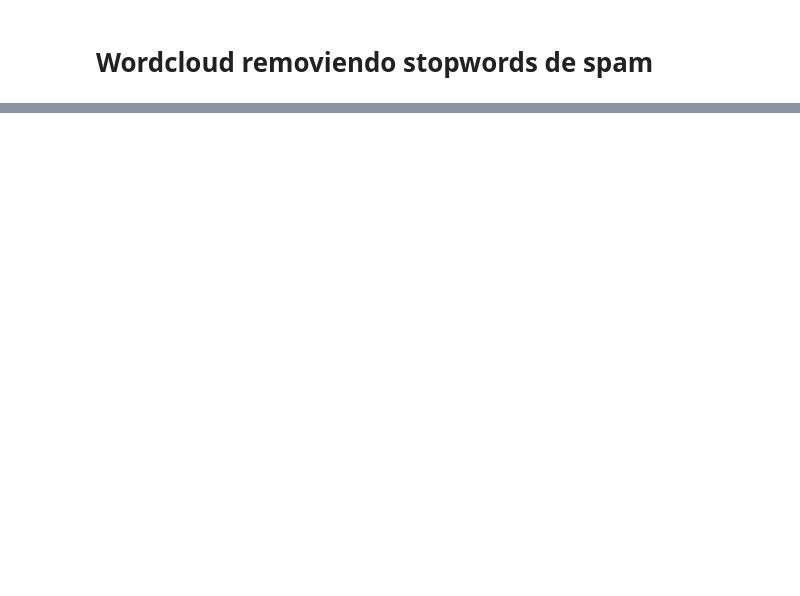
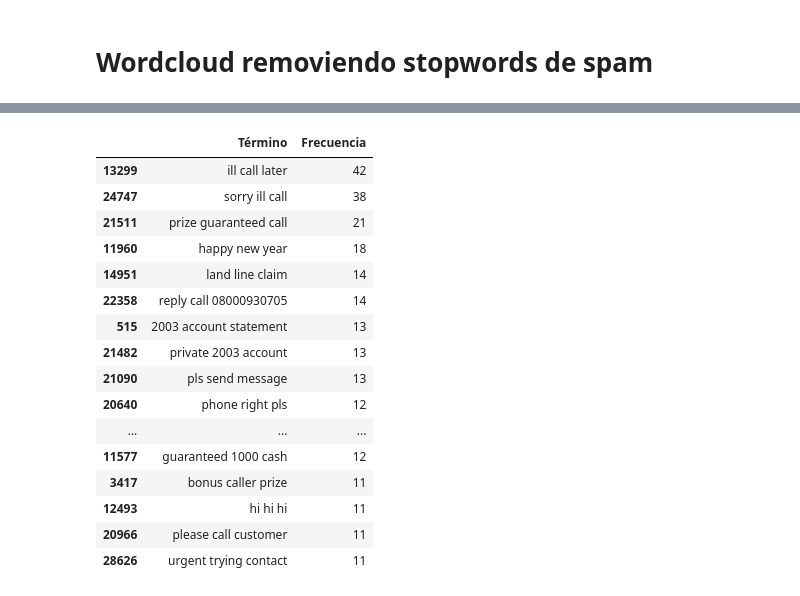
Before and after one commit to Jorge-Alvarez-23/Data-Science-III_Coder, a Jupyter notebook: Proy_Final_AlvarezJorge.ipynb, the cells around one changed output, grey strips where cells are left out. Saved outputs shown, nothing was run; the diff lists cells and outputs as text; code cells hidden in the pictures; blank space fills up the shorter version.

```diff
--- a/Proy_Final_AlvarezJorge.ipynb
+++ b/Proy_Final_AlvarezJorge.ipynb
@@ -583,0 +649,27 @@ plt.show()
+# %%
+# Convertimos el diccionario en df
+df_n_grams_freq = pd.DataFrame(list(n_grams_freq.items()), columns=['Término', 'Frecuencia'])
+# %%
+# Ordenamos el df
+dfgrams = df_n_grams_freq.sort_values(by='Frecuencia', ascending=False)
+# %%
+# Visualizamos los primeros 20 ngramas con mayor frecuencia.
+dfgrams.head(20)
+# %% [output]
+|  | Término | Frecuencia |
+| 13299 | ill call later | 42 |
+| 24747 | sorry ill call | 38 |
+| 21511 | prize guaranteed call | 21 |
+| 11960 | happy new year | 18 |
+| 14951 | land line claim | 14 |
+| 22358 | reply call 08000930705 | 14 |
+| 515 | 2003 account statement | 13 |
+| 21482 | private 2003 account | 13 |
+| 21090 | pls send message | 13 |
+| 20640 | phone right pls | 12 |
+| ... | ... | ... |
+| 11577 | guaranteed 1000 cash | 12 |
+| 3417 | bonus caller prize | 11 |
+| 12493 | hi hi hi | 11 |
+| 20966 | please call customer | 11 |
+| 28626 | urgent trying contact | 11 |
```
Also changed, not shown: parts of 20 cells of this notebook.
